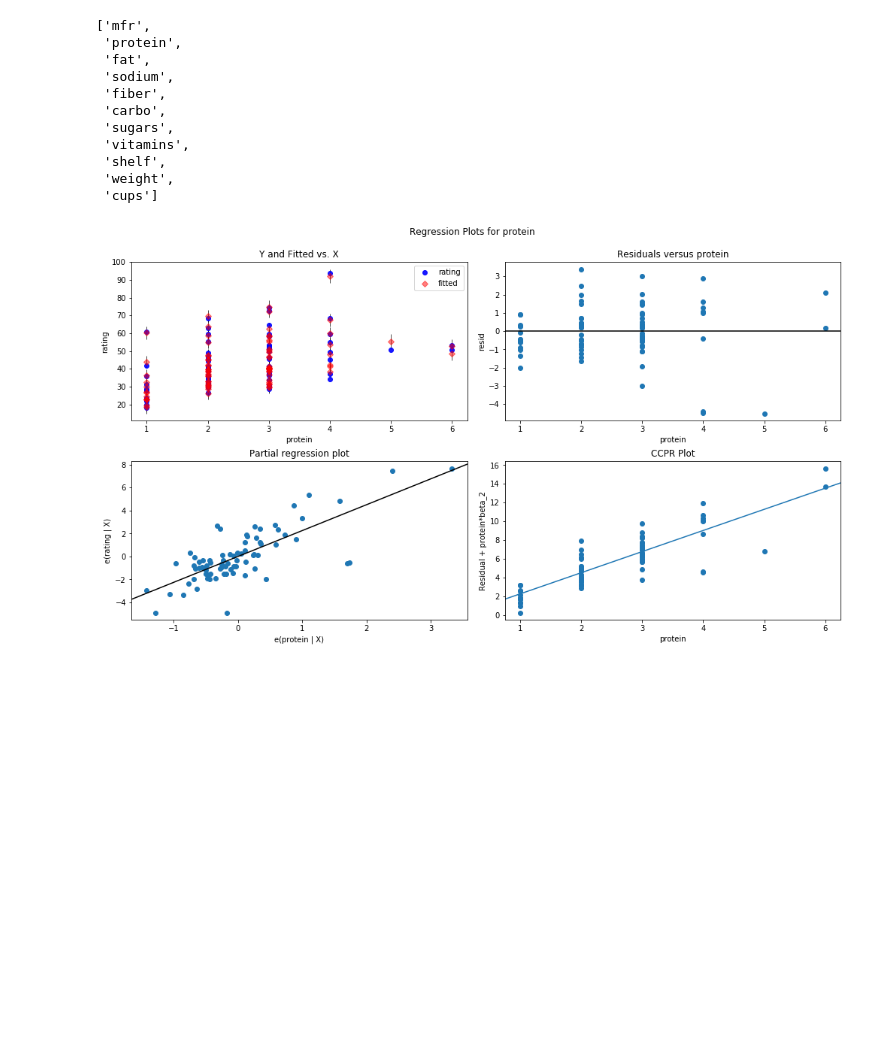
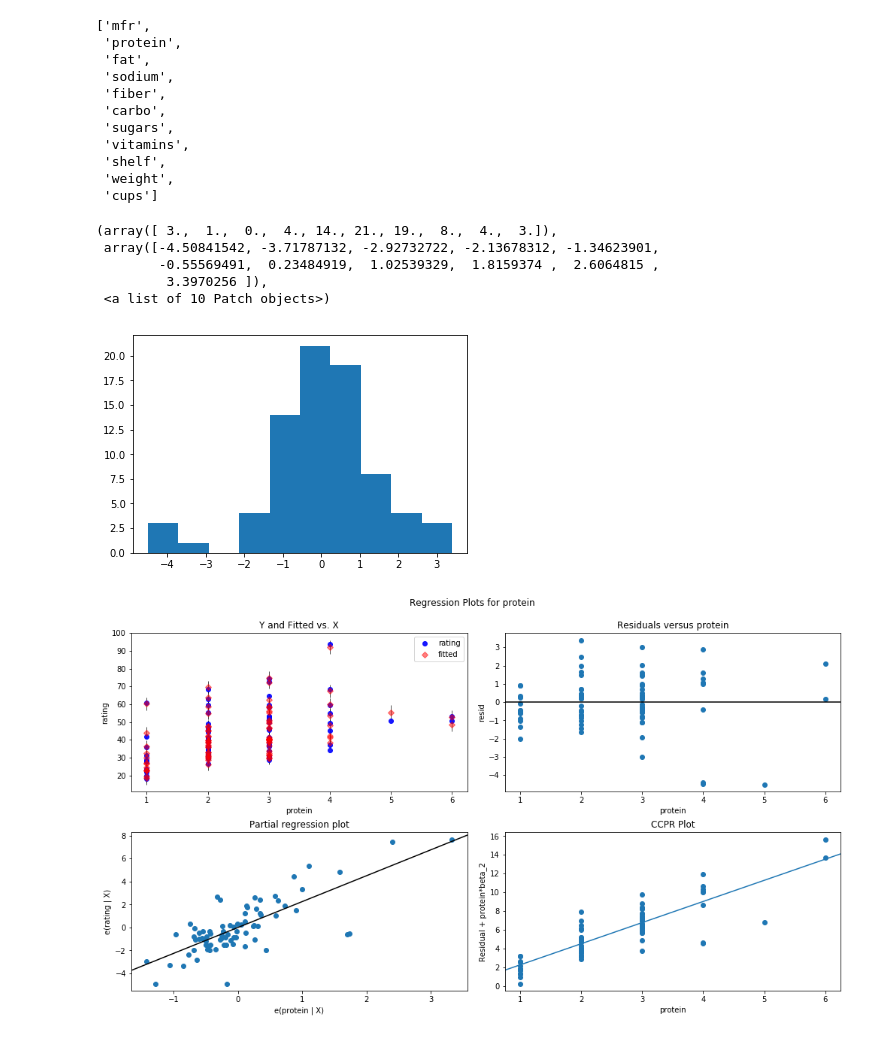
Before and after one commit to Juliet777/Econometrics1, a Jupyter notebook: linear_regression_full.ipynb, the cells around one changed output. Drawn from its saved outputs; the diff is of its cells as text; code cells hidden in the pictures; blank space fills up the shorter version.

```diff
--- a/linear_regression_full.ipynb
+++ b/linear_regression_full.ipynb
@@ -300,6 +300,15 @@ result.model.exog_names[1:]
  'shelf',
  'weight',
  'cups']
+# %%
+plt.hist(result.resid)
+# %% [output]
+(array([ 3.,  1.,  0.,  4., 14., 21., 19.,  8.,  4.,  3.]),
+ array([-4.50841542, -3.71787132, -2.92732722, -2.13678312, -1.34623901,
+        -0.55569491,  0.23484919,  1.02539329,  1.8159374 ,  2.6064815 ,
+         3.3970256 ]),
+ <a list of 10 Patch objects>)
+[figure, added]
 # %%
 fig = plt.figure(figsize=(14, 8))
 sm.graphics.plot_regress_exog(result, 'protein', fig=fig)
```
Also changed, not shown: parts of 5 cells of this notebook.
